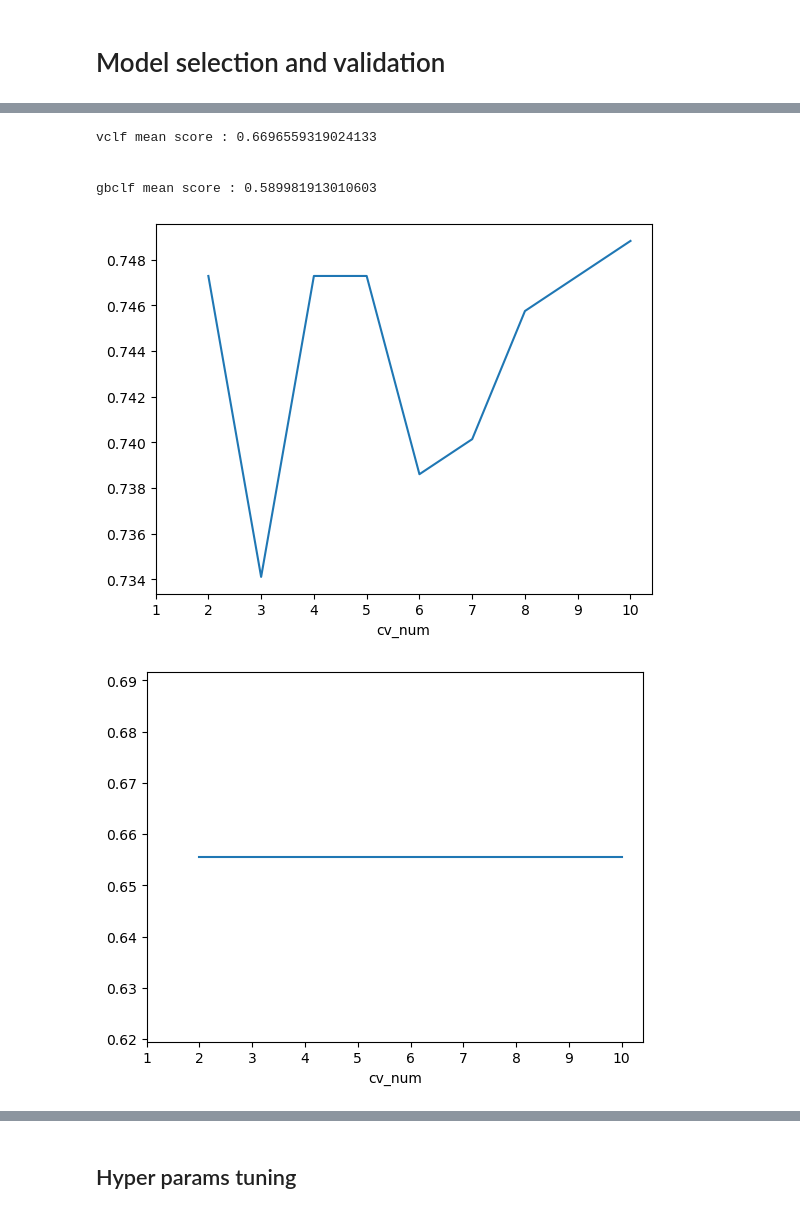
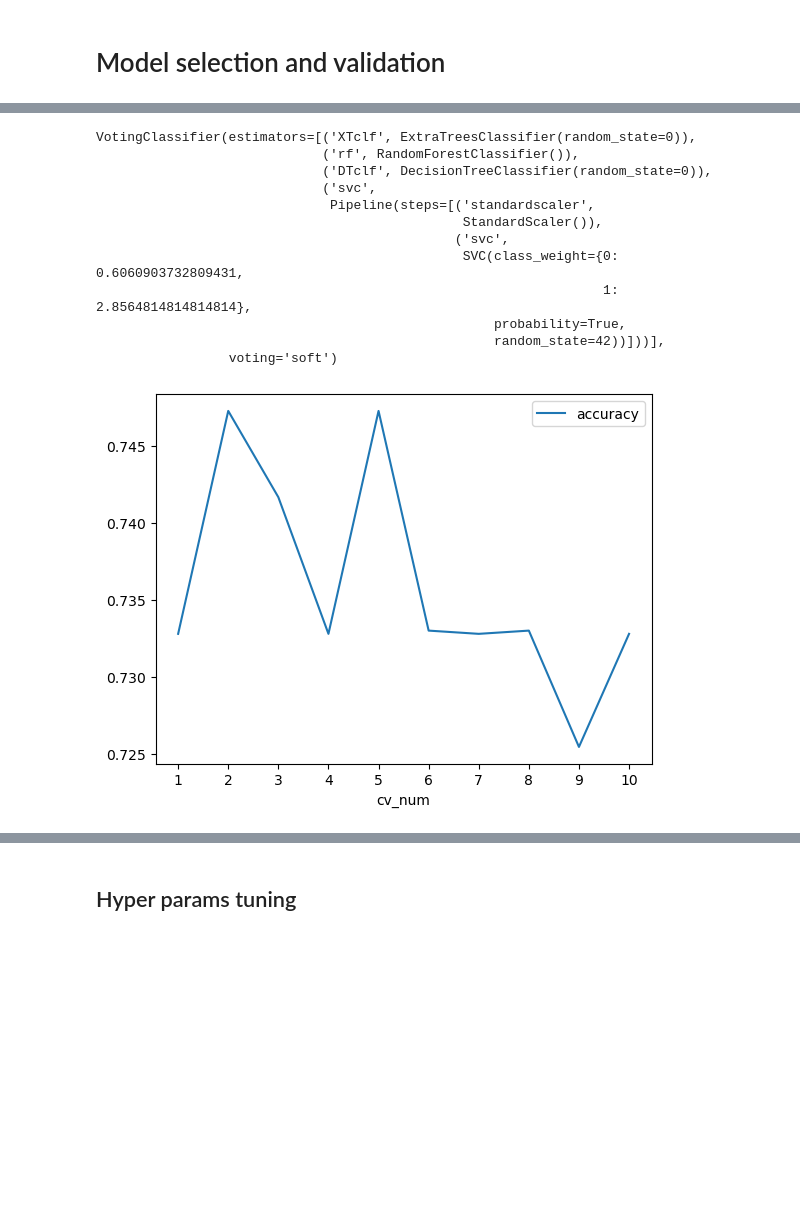
Before and after one commit to phenixMaster/ICR, a Jupyter notebook: icr-analysis-python.ipynb, the cells around one changed output, grey strips where cells are left out. Saved outputs shown, nothing was run; the diff lists cells and outputs as text; code cells hidden in the pictures; blank space fills up the shorter version.

```diff
--- a/icr-analysis-python.ipynb
+++ b/icr-analysis-python.ipynb
@@ -307,4 +280,31 @@ model_dict2 = {"vclf" : vclf,
                "adaClf": bagclf,
                "hGbTclf": hGbTclf,
                "gbclf":gbclf}
+# %%
+# function to fit models
+def modelValidationCurve(model,train_data,y_train,cv: int):
+    ''' take models dictionary and return validation score
+    '''
+    scores = {}
+    #for model in model_dict :
+    dict0 = dict()
+    num_cv = []
+    results = []
+    for step in range(1,cv+1):
+        fit = model.fit(train_data,y_train)
+        #fit = make_pipeline(preprocessing.StandardScaler(), model_dict[model])
+        result =  cross_val_score(fit,train_data,y_train,scoring='balanced_accuracy',cv = 2).mean()
+        #print(results)
+        num_cv.append(step)
+        results.append(result)
+   # print(f"\n{model} mean score : {sum(results)/cv} \n" )
+    dict0 = {"cv_num" : num_cv,
+                "accuracy" : results}
+    perf_df = (pd.DataFrame(data = dict0,index = None))
+    print(model)
+    perf_df.plot(x = "cv_num", y = "accuracy",kind = "line",
+             xticks = list(range(1,cv+1)),
+             legend = "{ }"
+            )
+    #return perf_df
 # %%
@@ -340,12 +327,19 @@ model_dict3 = {
                "gbclf": gbclf
               }
 # %%
- modelValidationCurve(model_dict=model_dict3,
+modelValidationCurve(vclf,
                      train_data = train[num_var],y_train = train["Class"],cv = 10)
 # %% [output]
-vclf mean score : 0.6696559319024133
-
-
-gbclf mean score : 0.589981913010603
+VotingClassifier(estimators=[('XTclf', ExtraTreesClassifier(random_state=0)),
+                             ('rf', RandomForestClassifier()),
+                             ('DTclf', DecisionTreeClassifier(random_state=0)),
+                             ('svc',
+                              Pipeline(steps=[('standardscaler',
+                                               StandardScaler()),
+                                              ('svc',
+                                               SVC(class_weight={0: 0.6060903732809431,
+                                                                 1: 2.8564814814814814},
+                                                   probability=True,
+                                                   random_state=42))]))],
+                 voting='soft')
-[figure, old version]
+[figure, new version]
-[figure, removed]
```
Also changed, not shown: parts of 6 cells of this notebook.
